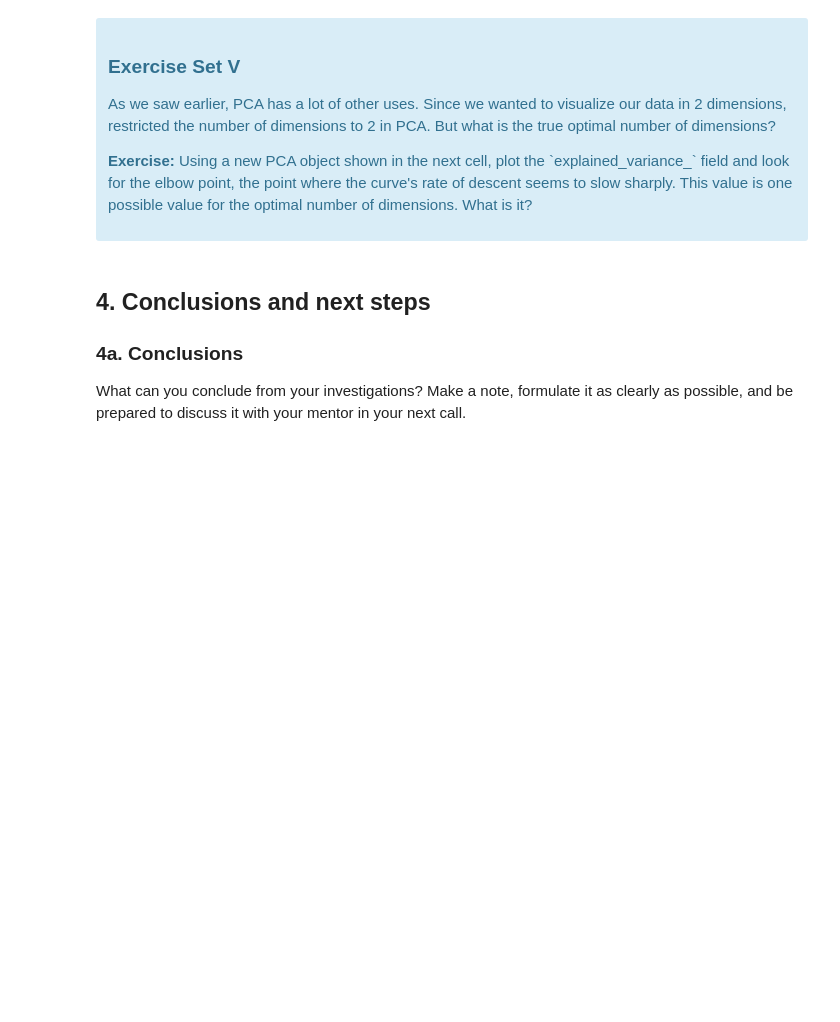
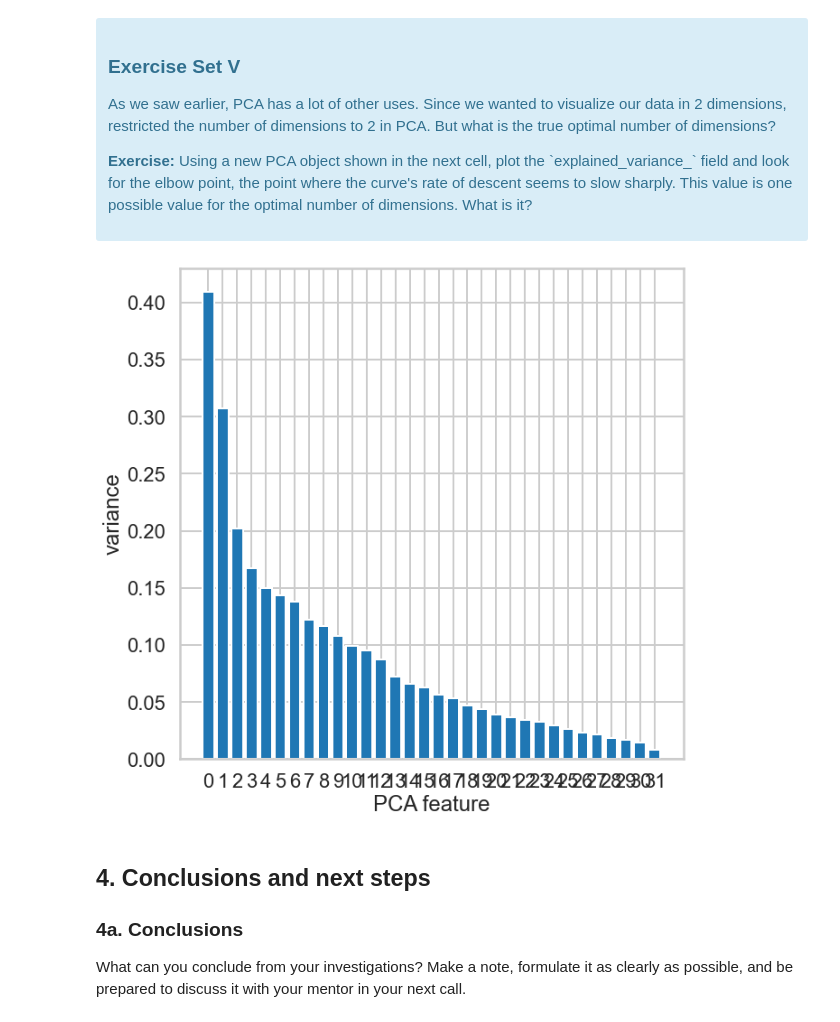
Before and after one commit to dineshh912/datascience_casestudy_springboard, a Jupyter notebook: Clustering-customer-segmentation-casestudy/Clustering-Customer-Segmentation-K-Means .ipynb, the cells around one changed output. Saved outputs shown, nothing was run; the diff lists cells and outputs as text; code cells hidden in the pictures; blank space fills up the shorter version.

```diff
--- a/Clustering-customer-segmentation-casestudy/Clustering-Customer-Segmentation-K-Means .ipynb
+++ b/Clustering-customer-segmentation-casestudy/Clustering-Customer-Segmentation-K-Means .ipynb
@@ -291,11 +414,20 @@ What we've done is we've taken those columns of 0/1 indicator variables, and we'
 # %%
 #your turn
 # Initialize a new PCA model with a default number of components.
 import sklearn.decomposition
 pca = sklearn.decomposition.PCA()
-pca.fit(X)
+pca.fit(x_cols)
 
 # Do the rest on your own :)
+features = range(pca.n_components_)
+plt.figure(figsize=(10,10))
+plt.bar(features, pca.explained_variance_)
+plt.xlabel('PCA feature')
+plt.ylabel('variance')
+plt.xticks(features)
+plt.show()
+# %% [output]
+[figure, added]
 # %% [markdown]
 ## 4. Conclusions and next steps
 ### 4a. Conclusions
```
Also changed, not shown: parts of 10 cells of this notebook, 5 other files.
